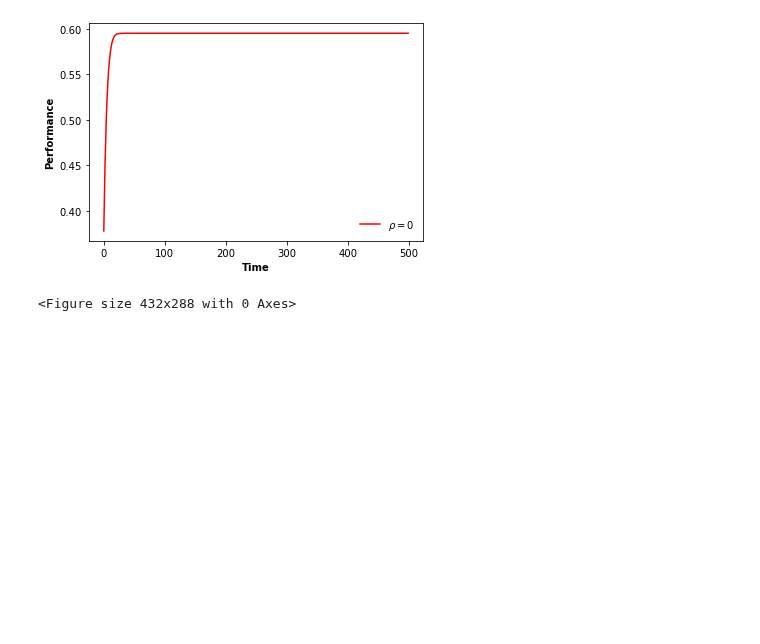
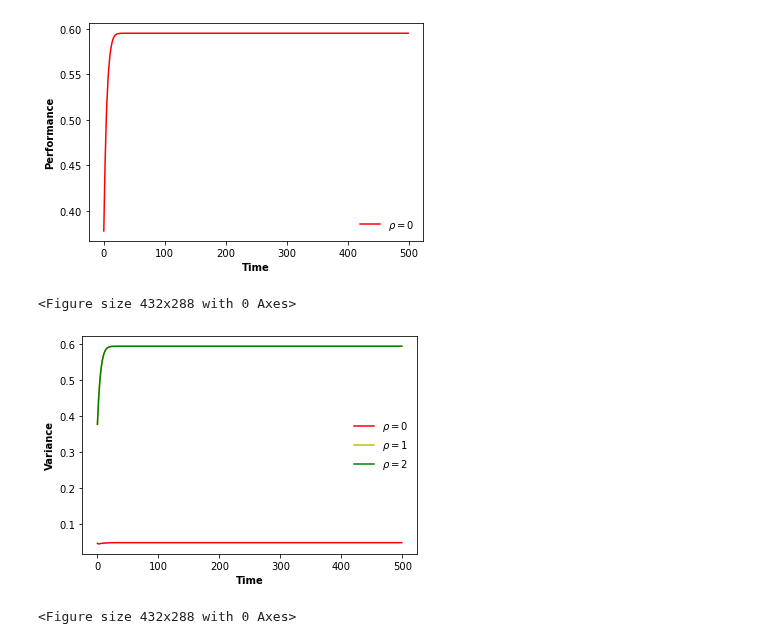
Before and after one commit to GrandJune/DAOs, a Jupyter notebook: V3/Asymmetry/Evaluator.ipynb, the cells around one changed output. Saved outputs shown, nothing was run; the diff lists cells and outputs as text; code cells hidden in the pictures; blank space fills up the shorter version.

```diff
--- a/V3/Asymmetry/Evaluator.ipynb
+++ b/V3/Asymmetry/Evaluator.ipynb
@@ -51,3 +51,21 @@ plt.clf()
 # %% [output]
 [figure]
 <Figure size 432x288 with 0 Axes>
+# %%
+# Variance
+x = range(len(dao_performance[0]))
+plt.plot(x, dao_variance[0], "r-", label='$\\rho=0$')
+plt.plot(x, dao_performance[1], "y-", label='$\\rho=1$')
+plt.plot(x, dao_performance[2], "g-", label='$\\rho=2$')
+# plt.plot(x, dao_performance[3], "b-", label='$\\rho=3$')
+# plt.plot(x, dao_performance[4], "k-", label='$\\rho=4$')
+plt.xlabel('Time', fontweight='bold', fontsize=10)
+plt.ylabel('Variance', fontweight='bold', fontsize=10)
+# plt.xticks(x)
+plt.legend(frameon=False, ncol=1, fontsize=10)
+plt.savefig(data_folder + r"\Asymmetry_variance.png", transparent=False, dpi=200)
+plt.show()
+plt.clf()
+# %% [output]
+[figure, added]
+<Figure size 432x288 with 0 Axes>
```
Also changed, not shown: 10 other files.
